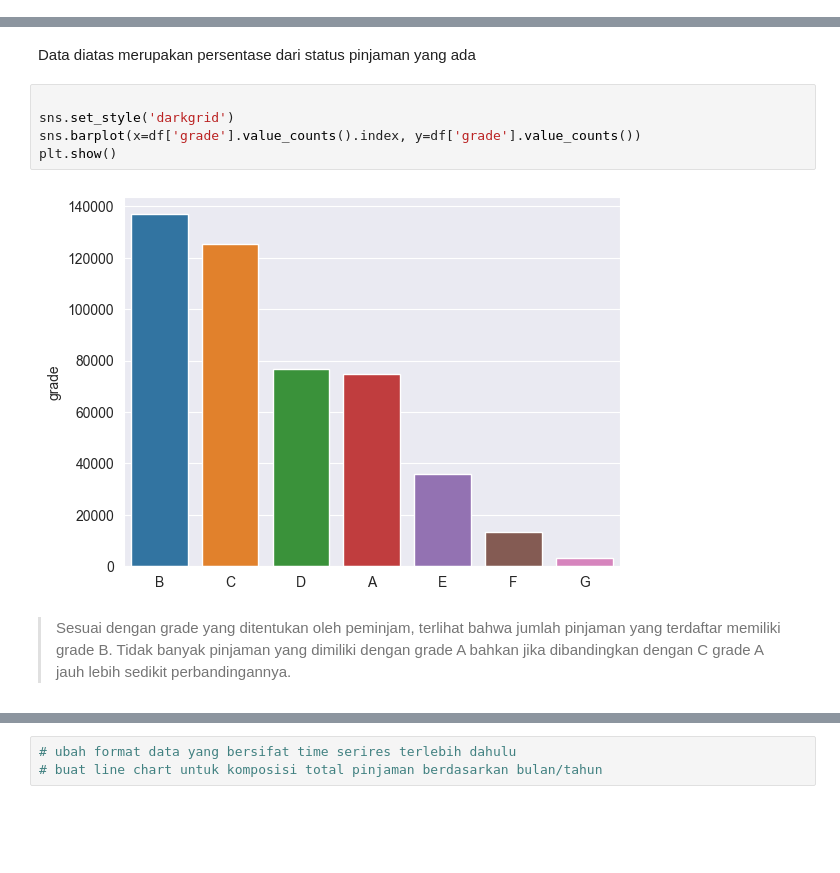
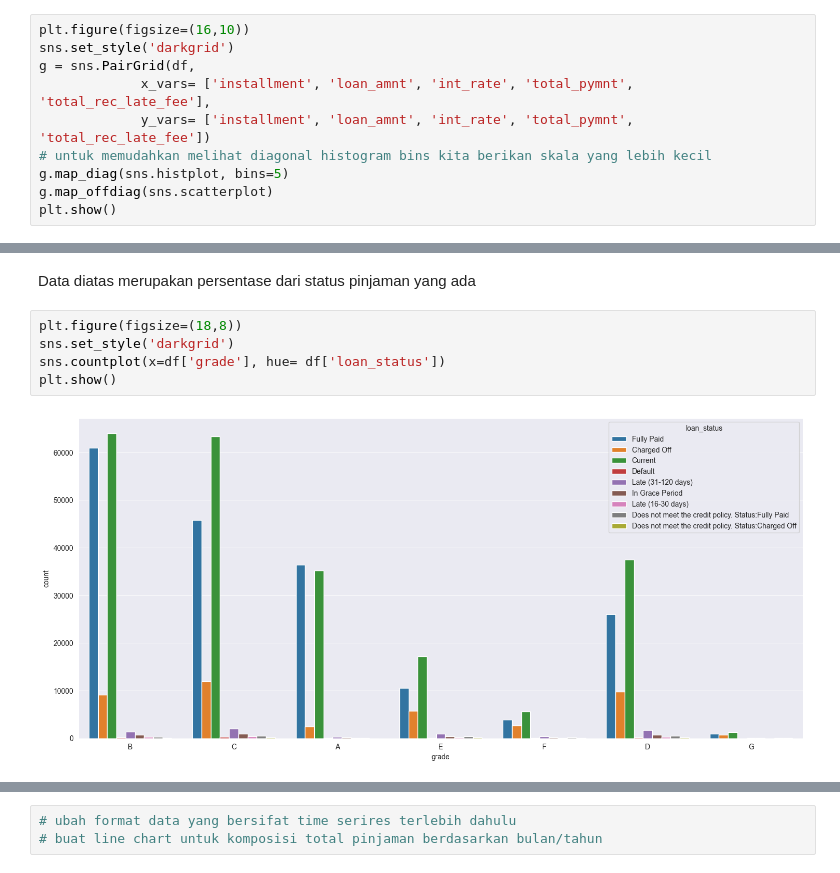
Before and after one commit to khiranadwicahyo/implementation-of-prediction-model-for-credit-risk, a Jupyter notebook: src code/Final_Task_IDX_Partners_Data_Scientist_KhiranaDwicahyo.ipynb, the cells around one changed output, grey strips where cells are left out. Drawn from its saved outputs; the diff is of its cells as text; blank space fills up the shorter version.

```diff
--- a/src code/Final_Task_IDX_Partners_Data_Scientist_KhiranaDwicahyo.ipynb
+++ b/src code/Final_Task_IDX_Partners_Data_Scientist_KhiranaDwicahyo.ipynb
@@ -395,0 +401,10 @@ plt.show()
+# %%
+plt.figure(figsize=(16,10))
+sns.set_style('darkgrid')
+g = sns.PairGrid(df,
+             x_vars= ['installment', 'loan_amnt', 'int_rate', 'total_pymnt', 'total_rec_late_fee'],
+             y_vars= ['installment', 'loan_amnt', 'int_rate', 'total_pymnt', 'total_rec_late_fee'])
+# untuk memudahkan melihat diagonal histogram bins kita berikan skala yang lebih kecil
+g.map_diag(sns.histplot, bins=5)
+g.map_offdiag(sns.scatterplot)
+plt.show()
@@ -420,11 +438,9 @@ Name: loan_status, dtype: float64
 # %% [markdown]
 Data diatas merupakan persentase dari status pinjaman yang ada
 # %%
-
+plt.figure(figsize=(18,8))
 sns.set_style('darkgrid')
-sns.barplot(x=df['grade'].value_counts().index, y=df['grade'].value_counts())
+sns.countplot(x=df['grade'], hue= df['loan_status'])
 plt.show()
 # %% [output]
-[figure, old version]
+[figure, new version]
-# %% [markdown]
-> Sesuai dengan grade yang ditentukan oleh peminjam, terlihat bahwa jumlah pinjaman yang terdaftar memiliki grade B. Tidak banyak pinjaman yang dimiliki dengan grade A bahkan jika dibandingkan dengan C grade A jauh lebih sedikit perbandingannya.
```
Also changed, not shown: parts of 64 cells of this notebook, 4 other files.
